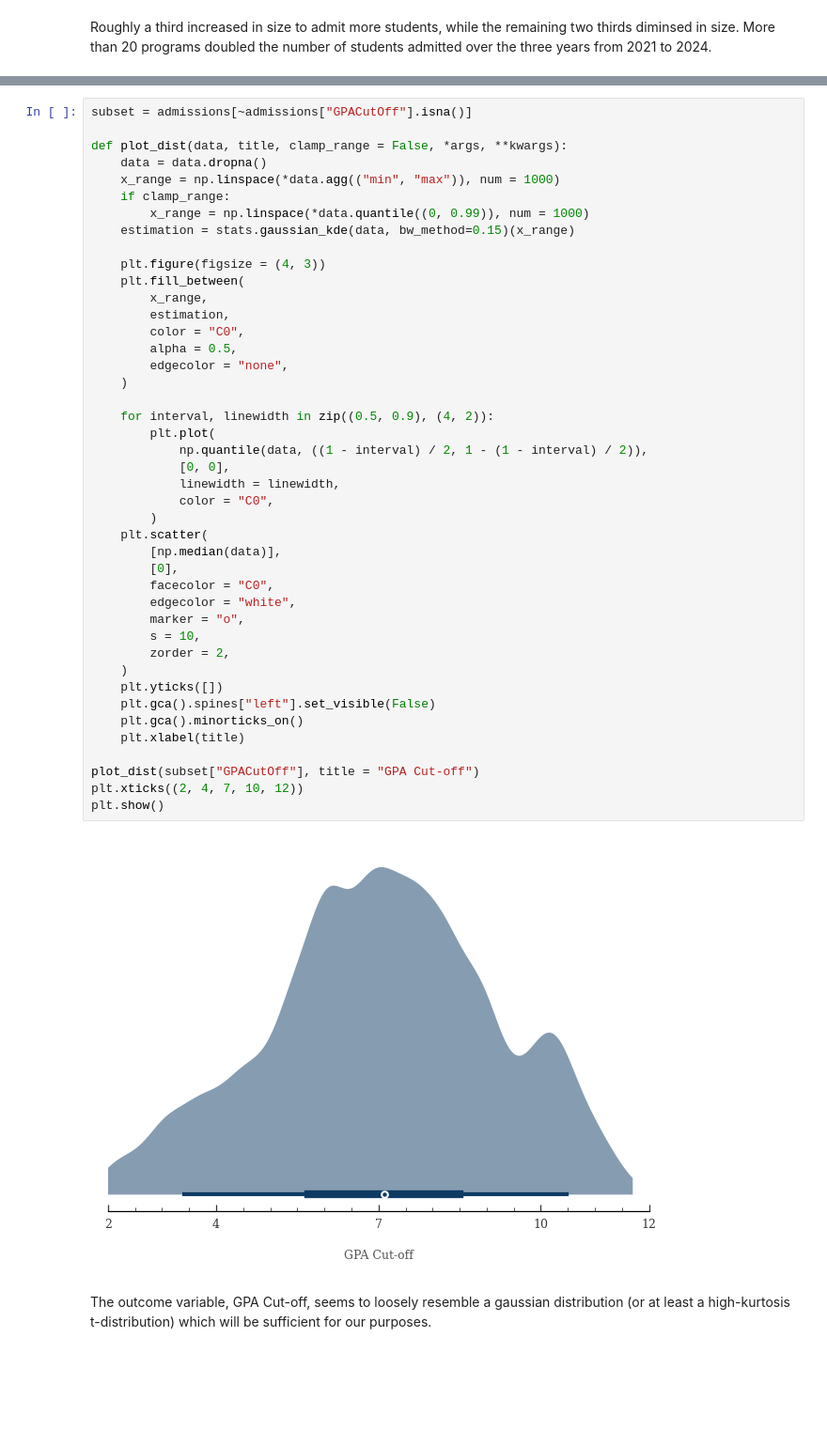
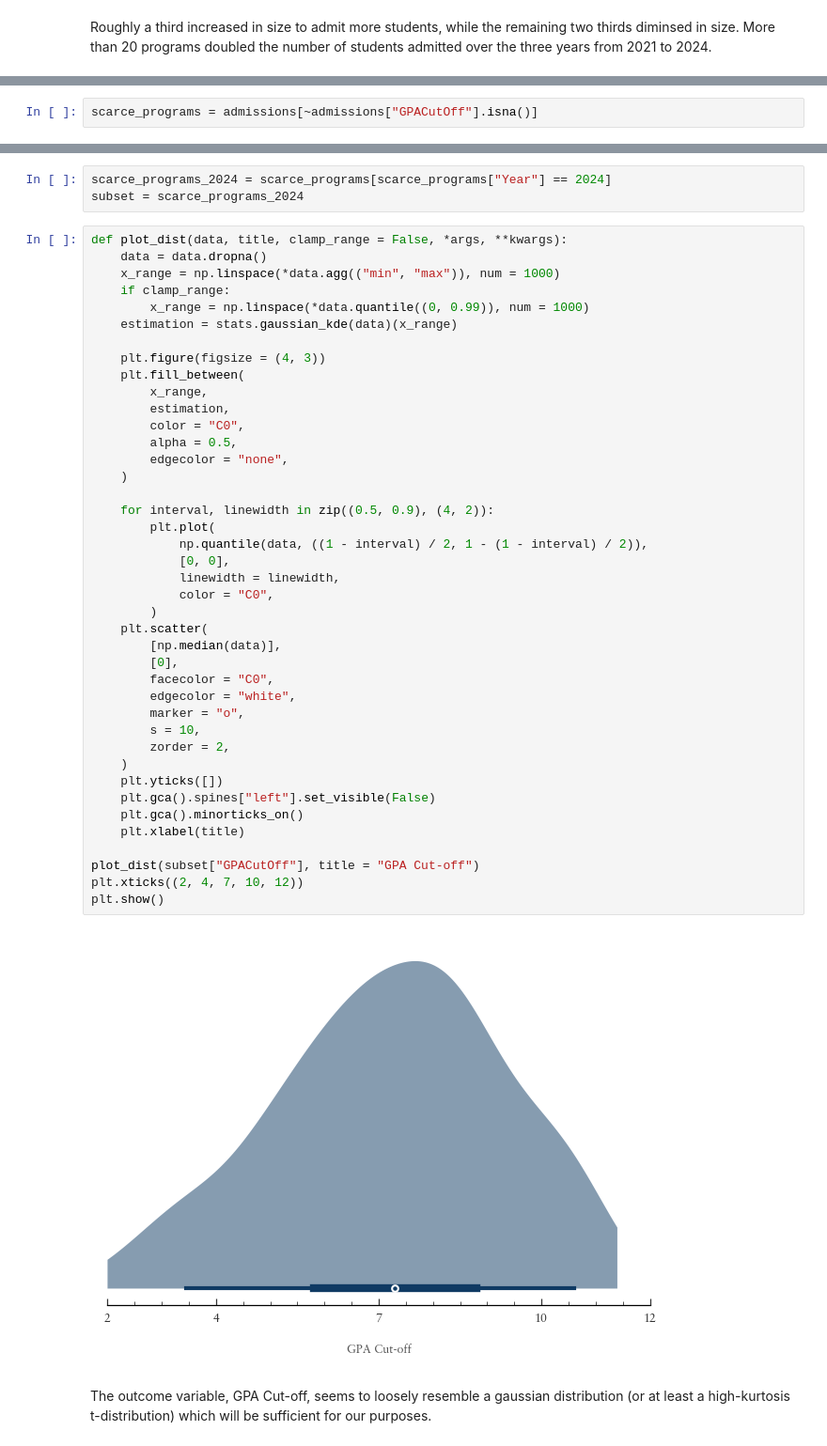
Before and after one commit to dlundgaard/cultdatsci-assignment03, a Jupyter notebook: workbook.ipynb, the cells around one changed output, grey strips where cells are left out. Shown: that part at 94% size. Saved outputs shown, nothing was run; the diff lists cells and outputs as text; blank space fills up the shorter version.

```diff
--- a/workbook.ipynb
+++ b/workbook.ipynb
@@ -315 +321,3 @@ print(f"""The lowest GPA cut-off was {admissions["GPACutOff"].min():.1f} while t
 The lowest GPA cut-off was 2.0 while the program requiring the highest GPA had a cut-off of 11.7
+# %%
+scarce_programs = admissions[~admissions["GPACutOff"].isna()]
@@ -316,12 +326,13 @@ The lowest GPA cut-off was 2.0 while the program requiring the highest GPA had a
+# %%
+scarce_programs_2024 = scarce_programs[scarce_programs["Year"] == 2024]
+subset = scarce_programs_2024
 # %%
-subset = admissions[~admissions["GPACutOff"].isna()]
-
 def plot_dist(data, title, clamp_range = False, *args, **kwargs):
     data = data.dropna()
     x_range = np.linspace(*data.agg(("min", "max")), num = 1000)
     if clamp_range:
         x_range = np.linspace(*data.quantile((0, 0.99)), num = 1000)
-    estimation = stats.gaussian_kde(data, bw_method=0.15)(x_range)
+    estimation = stats.gaussian_kde(data)(x_range)
 
     plt.figure(figsize = (4, 3))
     plt.fill_between(
@@ -330,34 +341,34 @@ def plot_dist(data, title, clamp_range = False, *args, **kwargs):
         color = "C0",
         alpha = 0.5,
         edgecolor = "none",
     )
 
     for interval, linewidth in zip((0.5, 0.9), (4, 2)):
         plt.plot(
             np.quantile(data, ((1 - interval) / 2, 1 - (1 - interval) / 2)),
             [0, 0],
             linewidth = linewidth,
             color = "C0",
         )
     plt.scatter(
         [np.median(data)],
         [0],
         facecolor = "C0",
         edgecolor = "white",
         marker = "o",
         s = 10,
         zorder = 2,
     )
     plt.yticks([])
     plt.gca().spines["left"].set_visible(False)
     plt.gca().minorticks_on()
     plt.xlabel(title)
 
 plot_dist(subset["GPACutOff"], title = "GPA Cut-off")
 plt.xticks((2, 4, 7, 10, 12))
 plt.show()
 # %% [output]
-[figure, old version]
+[figure, new version]
 # %% [markdown]
 The outcome variable, GPA Cut-off, seems to loosely resemble a gaussian distribution (or at least a high-kurtosis t-distribution) which will be sufficient for our purposes.
 # %%
```
Also changed, not shown: parts of 14 cells of this notebook, 1 other file.
